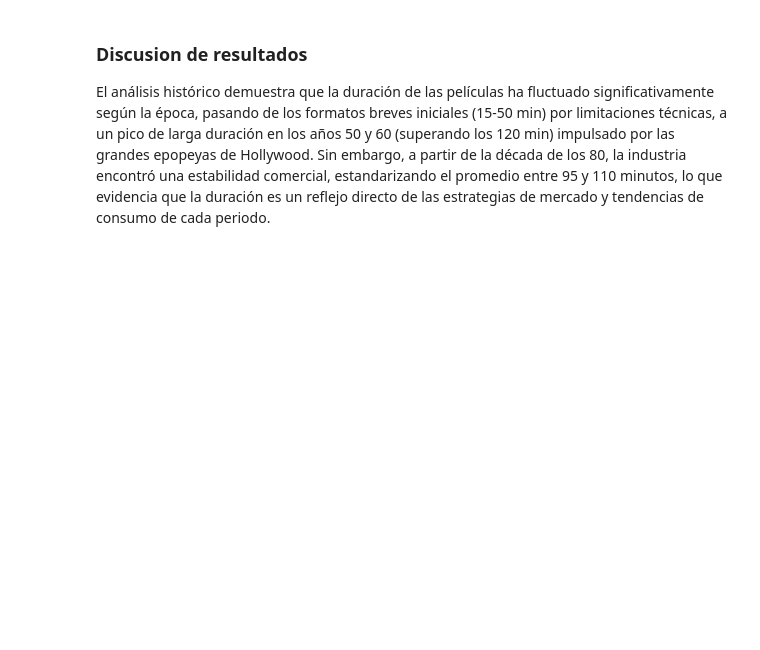
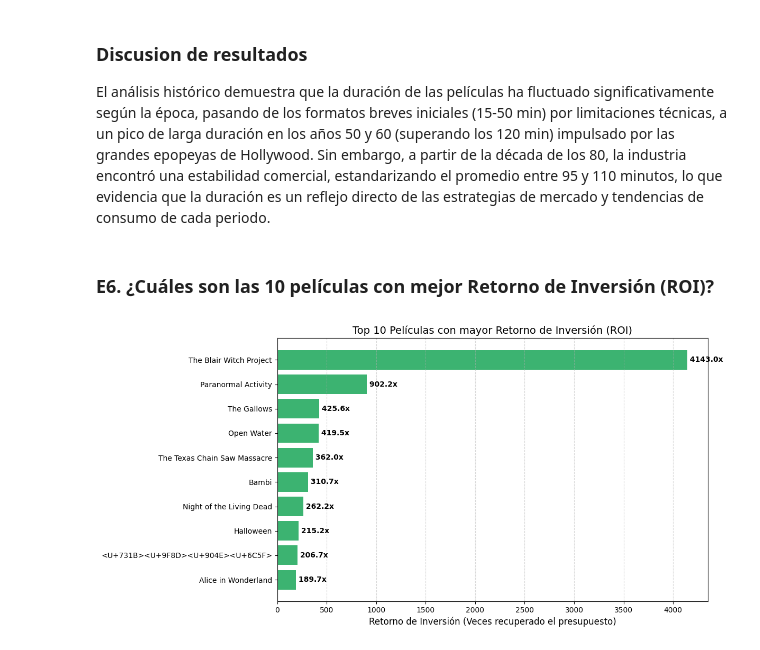
Before and after one commit to Vann06/Mineria_Datos, a Jupyter notebook: preguntas_extras.ipynb, the cells around one changed output. Saved outputs shown, nothing was run; the diff lists cells and outputs as text; code cells hidden in the pictures; blank space fills up the shorter version.

```diff
--- a/preguntas_extras.ipynb
+++ b/preguntas_extras.ipynb
@@ -349,3 +334,32 @@ Name: runtime, dtype: float64
 ### Discusion de resultados
 
 El análisis histórico demuestra que la duración de las películas ha fluctuado significativamente según la época, pasando de los formatos breves iniciales (15-50 min) por limitaciones técnicas, a un pico de larga duración en los años 50 y 60 (superando los 120 min) impulsado por las grandes epopeyas de Hollywood. Sin embargo, a partir de la década de los 80, la industria encontró una estabilidad comercial, estandarizando el promedio entre 95 y 110 minutos, lo que evidencia que la duración es un reflejo directo de las estrategias de mercado y tendencias de consumo de cada periodo.
+# %% [markdown]
+### E6. ¿Cuáles son las 10 películas con mejor Retorno de Inversión (ROI)?
+# %%
+df_roi = df[['originalTitle', 'budget', 'revenue']].dropna().copy()
+df_roi['budget'] = pd.to_numeric(df_roi['budget'], errors='coerce')
+df_roi['revenue'] = pd.to_numeric(df_roi['revenue'], errors='coerce')
+
+df_roi = df_roi[(df_roi['budget'] > 10000) & (df_roi['revenue'] > 0)]
+
+df_roi['ROI'] = (df_roi['revenue'] - df_roi['budget']) / df_roi['budget']
+
+top_roi = df_roi.sort_values(ascending=False, by='ROI').head(10)
+
+top_roi = top_roi.iloc[::-1]
+plt.figure(figsize=(12, 6))
+
+plt.barh(top_roi['originalTitle'], top_roi['ROI'], color='mediumseagreen')
+
+plt.title('Top 10 Películas con mayor Retorno de Inversión (ROI)', fontsize=14)
+plt.xlabel('Retorno de Inversión (Veces recuperado el presupuesto)', fontsize=12)
+plt.grid(axis='x', linestyle='--', alpha=0.5)
+
+for index, value in enumerate(top_roi['ROI']):
+    plt.text(value, index, f' {value:.1f}x', va='center', fontweight='bold')
+
+plt.tight_layout()
+plt.show()
+# %% [output]
+[figure, added]
```
Also changed, not shown: parts of 4 cells of this notebook, 2 other files.
